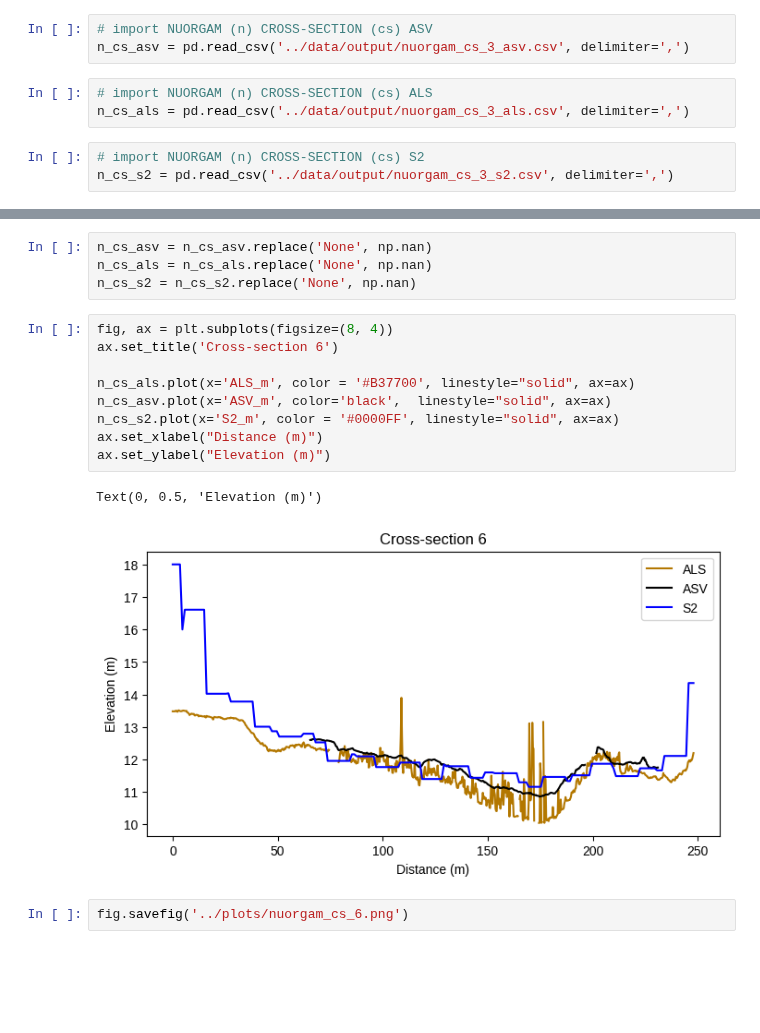
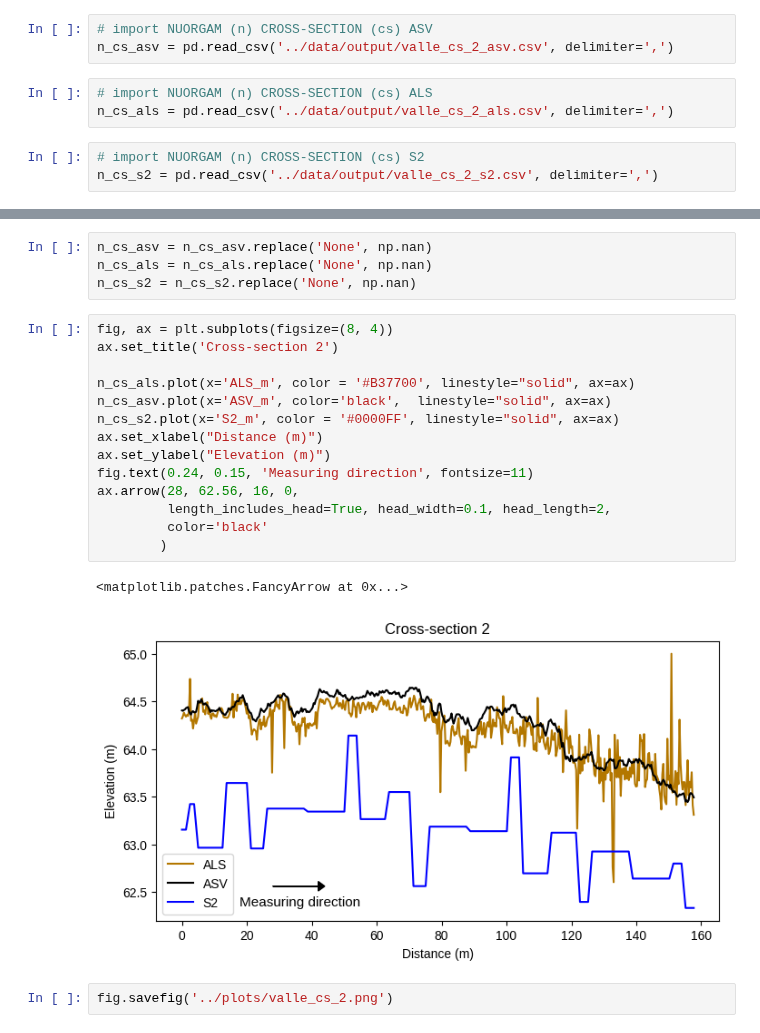
Before and after one commit to susannakukka/bathymetric-model-analysis, a Jupyter notebook: notebooks/cross-section_analysis.ipynb, the cells around one changed output, grey strips where cells are left out. Saved outputs shown, nothing was run; the diff lists cells and outputs as text; blank space fills up the shorter version.

Commit message:
cross-sections graphs for valle

```diff
--- a/notebooks/cross-section_analysis.ipynb
+++ b/notebooks/cross-section_analysis.ipynb
@@ -16,13 +16,13 @@ if use_liberation_fonts:
     })
 # %%
 # import NUORGAM (n) CROSS-SECTION (cs) ASV
-n_cs_asv = pd.read_csv('../data/output/nuorgam_cs_3_asv.csv', delimiter=',')
+n_cs_asv = pd.read_csv('../data/output/valle_cs_2_asv.csv', delimiter=',')
 # %%
 # import NUORGAM (n) CROSS-SECTION (cs) ALS
-n_cs_als = pd.read_csv('../data/output/nuorgam_cs_3_als.csv', delimiter=',')
+n_cs_als = pd.read_csv('../data/output/valle_cs_2_als.csv', delimiter=',')
 # %%
 # import NUORGAM (n) CROSS-SECTION (cs) S2
-n_cs_s2 = pd.read_csv('../data/output/nuorgam_cs_3_s2.csv', delimiter=',')
+n_cs_s2 = pd.read_csv('../data/output/valle_cs_2_s2.csv', delimiter=',')
 # %%
 # check
 n_cs_asv
@@ -80,15 +80,20 @@ n_cs_als = n_cs_als.replace('None', np.nan)
 n_cs_s2 = n_cs_s2.replace('None', np.nan)
 # %%
 fig, ax = plt.subplots(figsize=(8, 4))
-ax.set_title('Cross-section 6')
+ax.set_title('Cross-section 2')
 
 n_cs_als.plot(x='ALS_m', color = '#B37700', linestyle="solid", ax=ax)
 n_cs_asv.plot(x='ASV_m', color='black',  linestyle="solid", ax=ax)
 n_cs_s2.plot(x='S2_m', color = '#0000FF', linestyle="solid", ax=ax)
 ax.set_xlabel("Distance (m)")
 ax.set_ylabel("Elevation (m)")
+fig.text(0.24, 0.15, 'Measuring direction', fontsize=11)
+ax.arrow(28, 62.56, 16, 0,
+         length_includes_head=True, head_width=0.1, head_length=2,
+         color='black'
+        )
 # %% [output]
-Text(0, 0.5, 'Elevation (m)')
+<matplotlib.patches.FancyArrow at 0x...>
-[figure, old version]
+[figure, new version]
 # %%
-fig.savefig('../plots/nuorgam_cs_6.png')
+fig.savefig('../plots/valle_cs_2.png')
```
Also changed, not shown: parts of 4 cells of this notebook, 7 other files.
